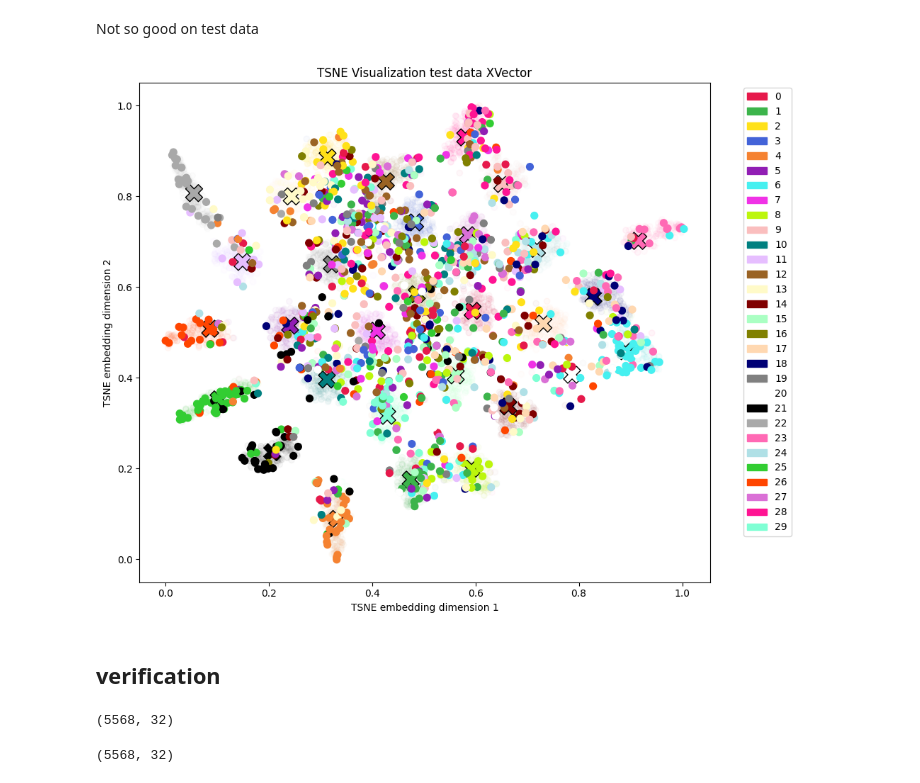
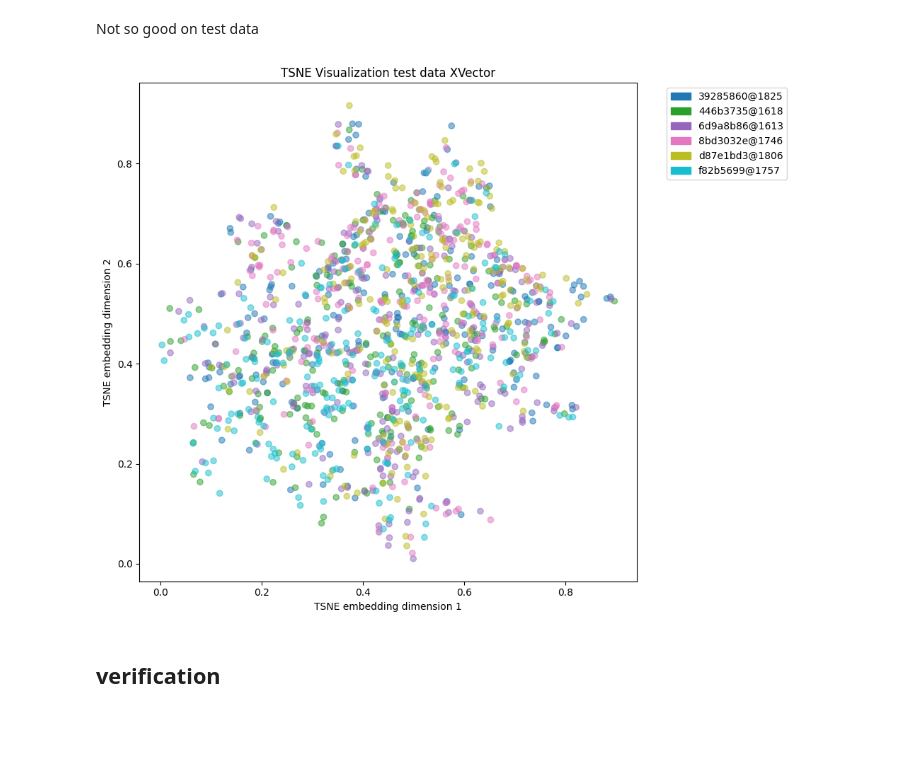
Before and after one commit to KN-Neuron/NeuroGuard-AI, a Jupyter notebook: notebooks/JS_EDA_XVector.ipynb, the cells around one changed output. Drawn from its saved outputs; the diff is of its cells as text; code cells hidden in the pictures; blank space fills up the shorter version.

```diff
--- a/notebooks/JS_EDA_XVector.ipynb
+++ b/notebooks/JS_EDA_XVector.ipynb
@@ -301,16 +334,34 @@ optimizer = optim.Adam(model.parameters(), lr=learning_rate)
 model.train()
 for epoch in range(num_epochs):
     epoch_loss = 0
+    epoch_acc = 0
+    counter = 0
     for data, label in dataloader:
         data = data.to(device)
         label = label.to(device).long()
         optimizer.zero_grad()
         data_embedd = model(data)
+        centroid_verifier.update_centroids(data_embedd, label)
+        classified = centroid_verifier.classify_batch(data_embedd)
+
+        i = 0
+        for l in classified:
+            counter+=1
+            # print(f"classified: {l[0]}\n true label: {label[i]}")
+            if l[0] == label[i]:
+                epoch_acc += 1
+            i += 1
 
         loss = proxy_loss_fn(data_embedd, label)
         loss.backward()
         optimizer.step()
 
         epoch_loss += loss.item()
+    avg_loss = epoch_loss / len(dataloader)
+    avg_acc  = epoch_acc / (len(dataloader) * batch_size)
+    epoch_acc = epoch_acc / (len(dataloader)*batch_size)
     print(f"Epoch {epoch+1}/{num_epochs}, Loss: {epoch_loss}")
+    print(f"Epoch {epoch+1}/{num_epochs}, Acc: {epoch_acc}")
+    writer.add_scalar('Loss/train', avg_loss, epoch)
+    writer.add_scalar('Accuracy/train', avg_acc, epoch)
 # %% [output]
@@ -357,13 +405,13 @@ XVectorEmbeddingModel(
 embeddings = []
 # %%
 with torch.no_grad():
-    for epoch in X_train:
+    for epoch in X_train_norm:
         embeddings.append(model(torch.tensor(epoch, dtype=torch.float, requires_grad=False).unsqueeze(0)))
 # %%
 test_embeddings = []
 # %%
 with torch.no_grad():
-    for epoch in X_test:
+    for epoch in X_test_norm:
         test_embeddings.append(model(torch.tensor(epoch, dtype=torch.float, requires_grad=False).unsqueeze(0)))
 # %% [markdown]
 ### Visualization
@@ -410,3 +445,6 @@ centroids = centroid_verifier.centroids
+# %%
+train_handles = create_handles(y_train_tmp, cmap)
+test_handles = create_handles(y_test_tmp, plt.get_cmap('tab10'))
 # %% [markdown]
 ### Visualization
 # %% [markdown]
@@ -426,16 +467,14 @@ plot_tsne(train_reduced_normalized,
 # %% [markdown]
 Not so good on test data
 # %%
-plot_tsne(train_reduced_normalized,
-          cmap,
-          labels_encoded,
-          handles=handles,
-          alpha=0.03,
+fig = plot_tsne(test_reduced_normalized,
+          'tab10',
+          y_test_encoded,
+          handles=test_handles,
+          alpha=0.5,
           title="TSNE Visualization test data XVector",
           xlabel="TSNE embedding dimension 1",
           ylabel="TSNE embedding dimension 2",
-          centroids=centroids,
-          test_embeddings=test_reduced_normalized,
-          test_labels=test_labels_encoded)
+          centroids=None, return_fig=True )
 # %% [output]
-[figure, old version]
+[figure, new version]
@@ -442,13 +485,5 @@ plot_tsne(train_reduced_normalized,
 # %% [markdown]
 ## verification
-# %%
-embd.shape
-# %% [output]
-(5568, 32)
-# %%
-embd[:embd.shape[0]].shape
-# %% [output]
-(5568, 32)
 # %%
 scaler = MinMaxScaler(feature_range=(0,1))
 train_normalized = scaler.fit_transform(embd)
```
Also changed, not shown: parts of 39 cells of this notebook, 11 other files.
